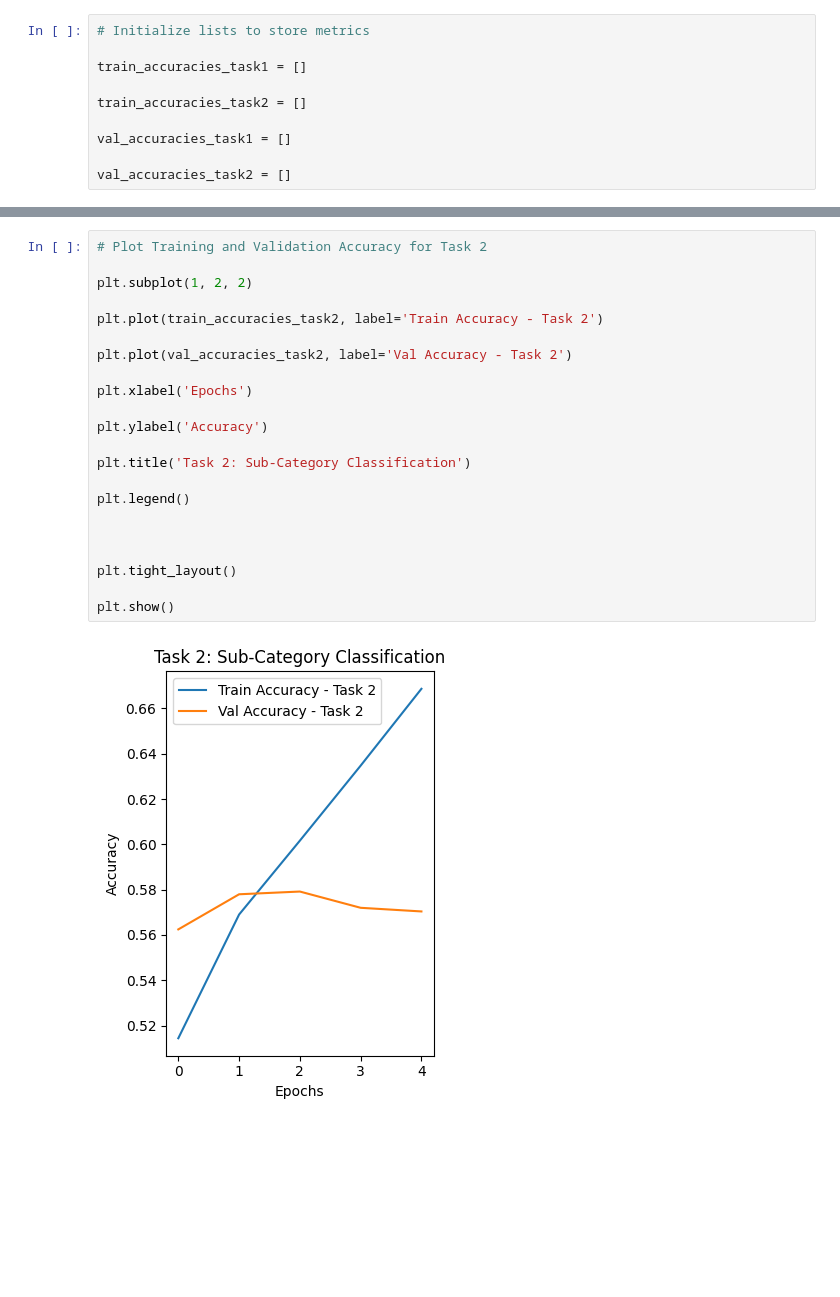
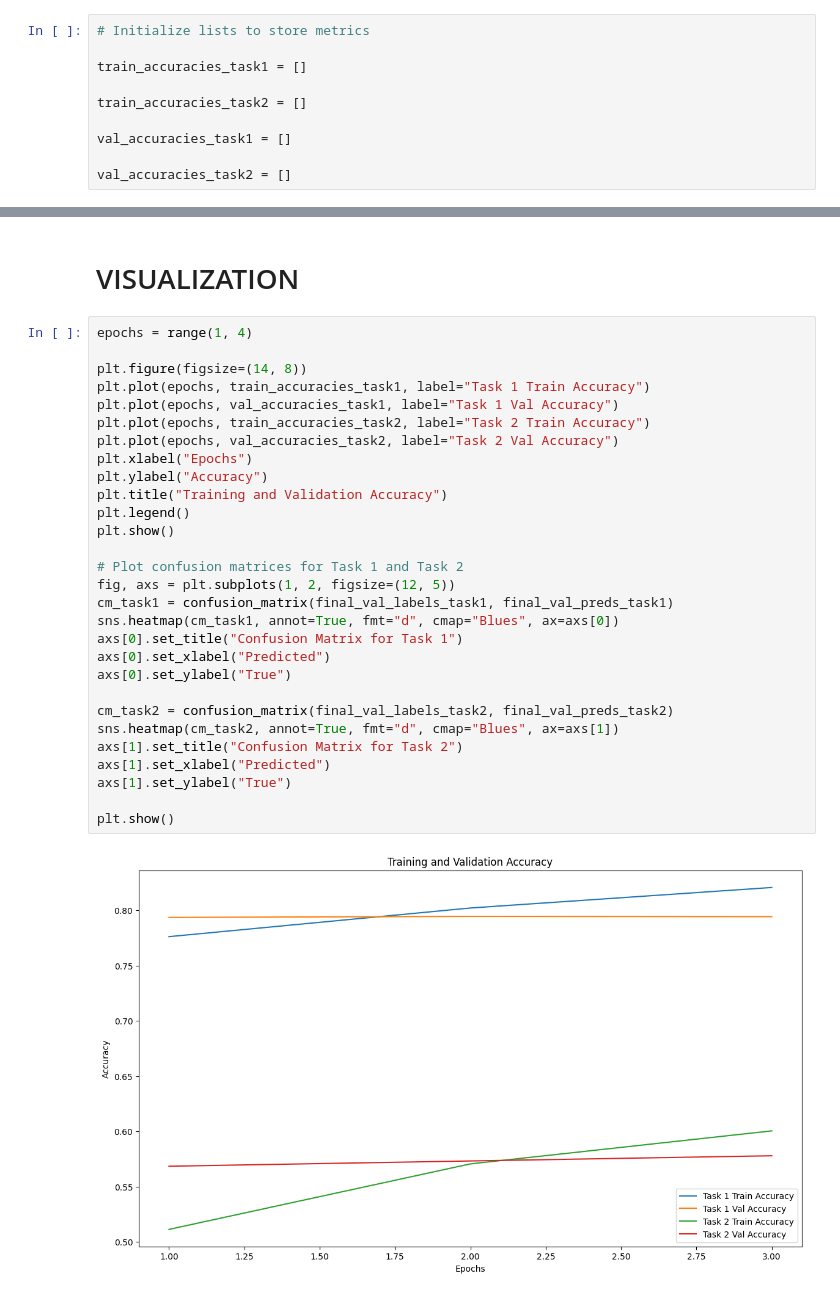
Before and after one commit to GurmannAjmani/CyberGuard-2024-Submission, a Jupyter notebook: models/XLNET.ipynb, the cells around one changed output, grey strips where cells are left out. Drawn from its saved outputs; the diff is of its cells as text; blank space fills up the shorter version.

```diff
--- a/models/XLNET.ipynb
+++ b/models/XLNET.ipynb
@@ -390,24 +358,33 @@ plt.legend()
-# %%
-# Plot Training and Validation Accuracy for Task 2
-
-plt.subplot(1, 2, 2)
-
-plt.plot(train_accuracies_task2, label='Train Accuracy - Task 2')
-
-plt.plot(val_accuracies_task2, label='Val Accuracy - Task 2')
-
-plt.xlabel('Epochs')
-
-plt.ylabel('Accuracy')
-
-plt.title('Task 2: Sub-Category Classification')
-
-plt.legend()
-
-
-
-plt.tight_layout()
-
-plt.show()
-# %% [output]
-[figure, removed]
+# %% [markdown]
+# VISUALIZATION
+# %%
+epochs = range(1, 4)
+
+plt.figure(figsize=(14, 8))
+plt.plot(epochs, train_accuracies_task1, label="Task 1 Train Accuracy")
+plt.plot(epochs, val_accuracies_task1, label="Task 1 Val Accuracy")
+plt.plot(epochs, train_accuracies_task2, label="Task 2 Train Accuracy")
+plt.plot(epochs, val_accuracies_task2, label="Task 2 Val Accuracy")
+plt.xlabel("Epochs")
+plt.ylabel("Accuracy")
+plt.title("Training and Validation Accuracy")
+plt.legend()
+plt.show()
+
+# Plot confusion matrices for Task 1 and Task 2
+fig, axs = plt.subplots(1, 2, figsize=(12, 5))
+cm_task1 = confusion_matrix(final_val_labels_task1, final_val_preds_task1)
+sns.heatmap(cm_task1, annot=True, fmt="d", cmap="Blues", ax=axs[0])
+axs[0].set_title("Confusion Matrix for Task 1")
+axs[0].set_xlabel("Predicted")
+axs[0].set_ylabel("True")
+
+cm_task2 = confusion_matrix(final_val_labels_task2, final_val_preds_task2)
+sns.heatmap(cm_task2, annot=True, fmt="d", cmap="Blues", ax=axs[1])
+axs[1].set_title("Confusion Matrix for Task 2")
+axs[1].set_xlabel("Predicted")
+axs[1].set_ylabel("True")
+
+plt.show()
+# %% [output]
+[figure, added]
```
Also changed, not shown: parts of 12 cells of this notebook, 10 other files.
